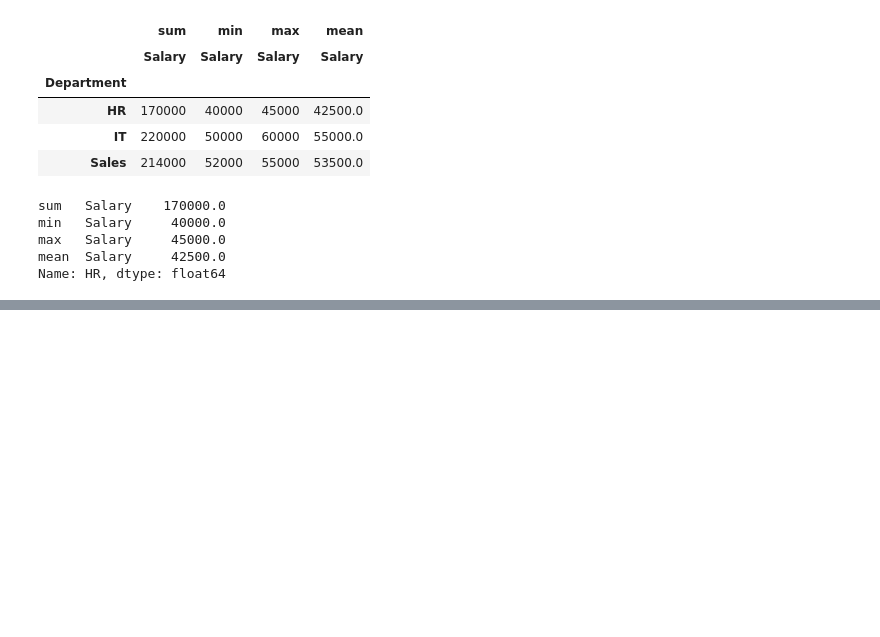
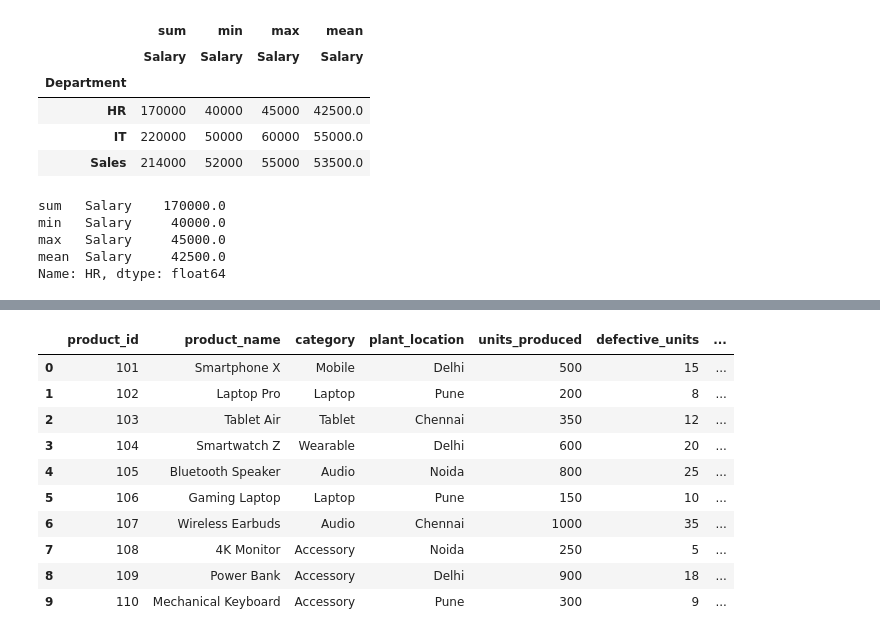
Before and after one commit to Mee-SUJAL/Pandas-Practice-, a Jupyter notebook: Employee_insights.ipynb, the cells around one changed output, grey strips where cells are left out. Cells and saved outputs as stored; diff of their text form; code cells hidden in the pictures; blank space fills up the shorter version.

```diff
--- a/Employee_insights.ipynb
+++ b/Employee_insights.ipynb
@@ -1653,0 +1709,88 @@ pd.pivot_table(df,index=['Department','Employee'],values=['Salary','Experience']
+# %%
+import pandas as pd
+import numpy as np
+
+data = {
+    "product_id": [101,102,103,104,105,106,107,108,109,110],
+
+    "product_name": [
+        "Smartphone X",
+        "Laptop Pro",
+        "Tablet Air",
+        "Smartwatch Z",
+        "Bluetooth Speaker",
+        "Gaming Laptop",
+        "Wireless Earbuds",
+        "4K Monitor",
+        "Power Bank",
+        "Mechanical Keyboard"
+    ],
+
+    "category": [
+        "Mobile",
+        "Laptop",
+        "Tablet",
+        "Wearable",
+        "Audio",
+        "Laptop",
+        "Audio",
+        "Accessory",
+        "Accessory",
+        "Accessory"
+    ],
+
+    "plant_location": [
+        "Delhi",
+        "Pune",
+        "Chennai",
+        "Delhi",
+        "Noida",
+        "Pune",
+        "Chennai",
+        "Noida",
+        "Delhi",
+        "Pune"
+    ],
+
+    "units_produced": [500, 200, 350, 600, 800, 150, 1000, 250, 900, 300],
+
+    "defective_units": [15, 8, 12, 20, 25, 10, 35, 5, 18, 9],
+
+    "manufacturing_cost": [12000, 55000, 18000, 7000, 2500, 65000, 1800, 15000, 1200, 3500],
+
+    "selling_price": [18000, 75000, 28000, 12000, 4500, 95000, 3500, 25000, 2200, 6500],
+
+    "production_hours": [120, 95, 110, 140, 160, 100, 170, 90, 150, 85],
+
+    "energy_consumption_kwh": [4000, 3500, 3200, 4500, 5000, 3700, 5200, 2800, 4800, 2600],
+
+    "employee_count": [50, 40, 35, 60, 75, 42, 80, 30, 70, 28],
+
+    "market_region": [
+        "North",
+        "West",
+        "South",
+        "North",
+        "North",
+        "West",
+        "South",
+        "East",
+        "North",
+        "West"
+    ]
+}
+
+df = pd.DataFrame(data)
+df
+# %% [output]
+|  | product_id | product_name | category | plant_location | units_produced | defective_units | ... |
+| 0 | 101 | Smartphone X | Mobile | Delhi | 500 | 15 | ... |
+| 1 | 102 | Laptop Pro | Laptop | Pune | 200 | 8 | ... |
+| 2 | 103 | Tablet Air | Tablet | Chennai | 350 | 12 | ... |
+| 3 | 104 | Smartwatch Z | Wearable | Delhi | 600 | 20 | ... |
+| 4 | 105 | Bluetooth Speaker | Audio | Noida | 800 | 25 | ... |
+| 5 | 106 | Gaming Laptop | Laptop | Pune | 150 | 10 | ... |
+| 6 | 107 | Wireless Earbuds | Audio | Chennai | 1000 | 35 | ... |
+| 7 | 108 | 4K Monitor | Accessory | Noida | 250 | 5 | ... |
+| 8 | 109 | Power Bank | Accessory | Delhi | 900 | 18 | ... |
+| 9 | 110 | Mechanical Keyboard | Accessory | Pune | 300 | 9 | ... |
```
Also changed, not shown: parts of 16 cells of this notebook.
